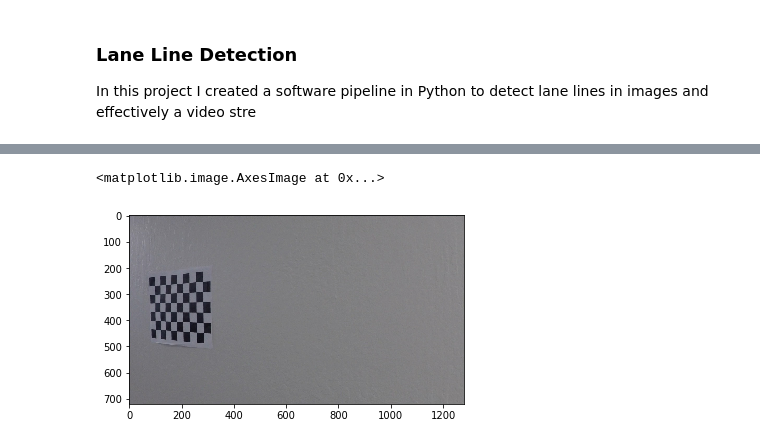
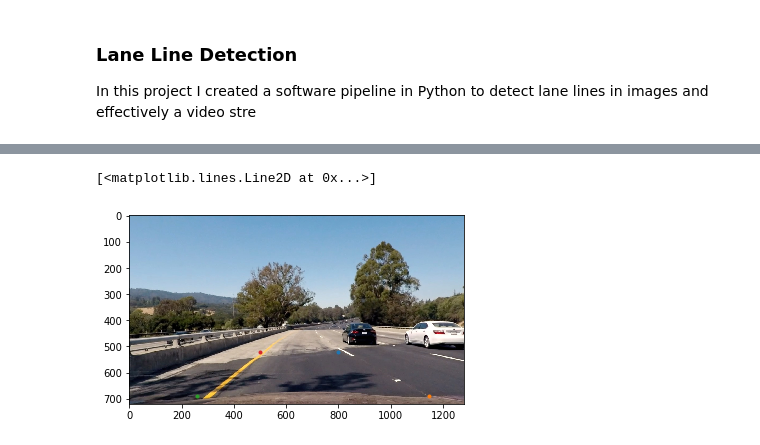
Before and after one commit to JavonDavis/Advanced-Lane-Finding, a Jupyter notebook: main.ipynb, the cells around one changed output, grey strips where cells are left out. Saved outputs shown, nothing was run; the diff lists cells and outputs as text; code cells hidden in the pictures.

```diff
--- a/main.ipynb
+++ b/main.ipynb
@@ -78,7 +78,12 @@ plt.subplots_adjust(left=0., right=1, top=0.9, bottom=0.)
-# %%
-# Read in a test image for perspective transform
-test_perspective_img = mpimg.imread('./camera_cal/calibration11.jpg')
-plt.imshow(test_perspective_img)
-# %% [output]
-<matplotlib.image.AxesImage at 0x...>
-[figure, removed]
+# %%
+# Read in a test image for perspective transform and plot points
+%matplotlib inline
+
+plt.imshow(undistorted)
+plt.plot(800, 520, '.') # Top right
+plt.plot(1145, 690, '.') # Bottom right
+plt.plot(260, 690, '.') # Bottom left
+plt.plot(500, 520, '.') # Top left
+# %% [output]
+[<matplotlib.lines.Line2D at 0x...>]
+[figure, added]
```
Also changed, not shown: parts of 5 cells of this notebook.
